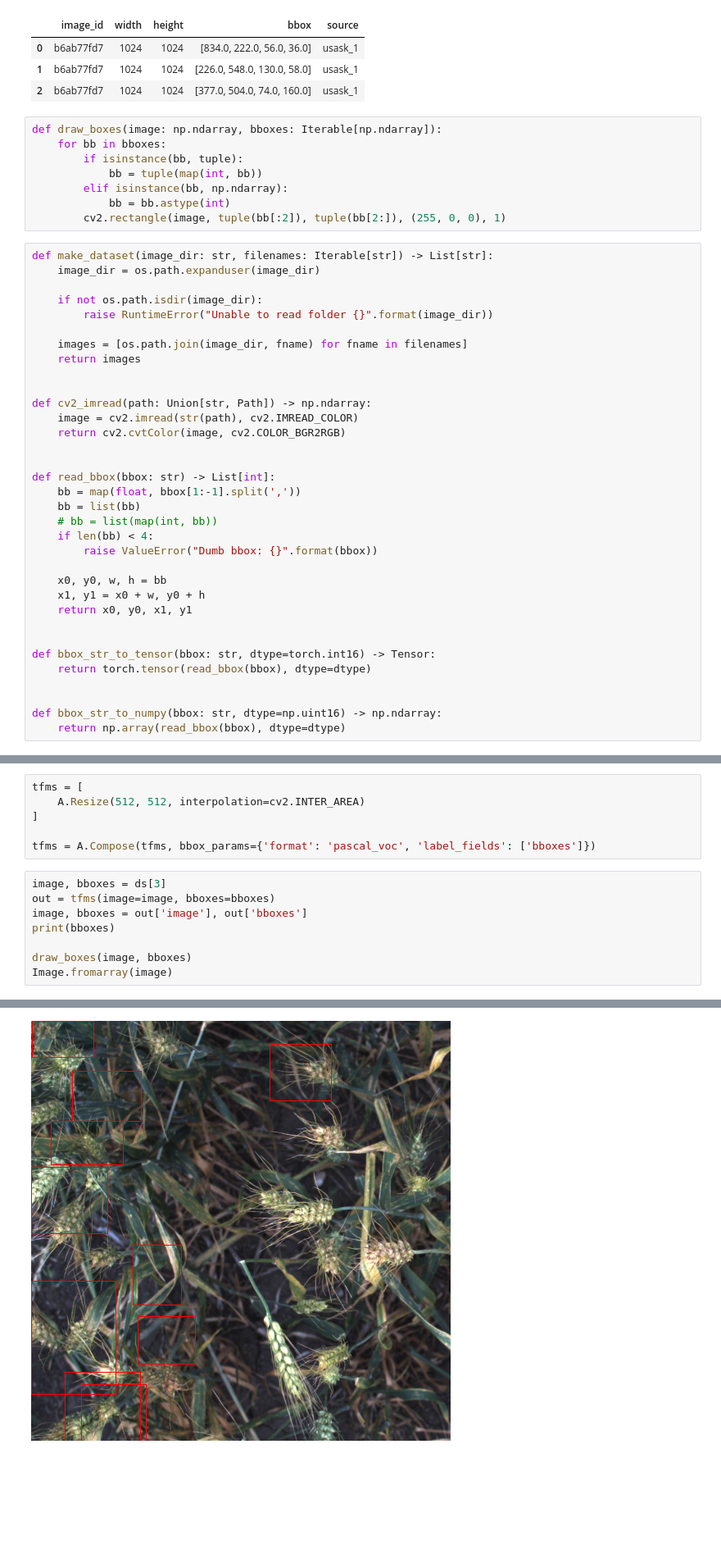
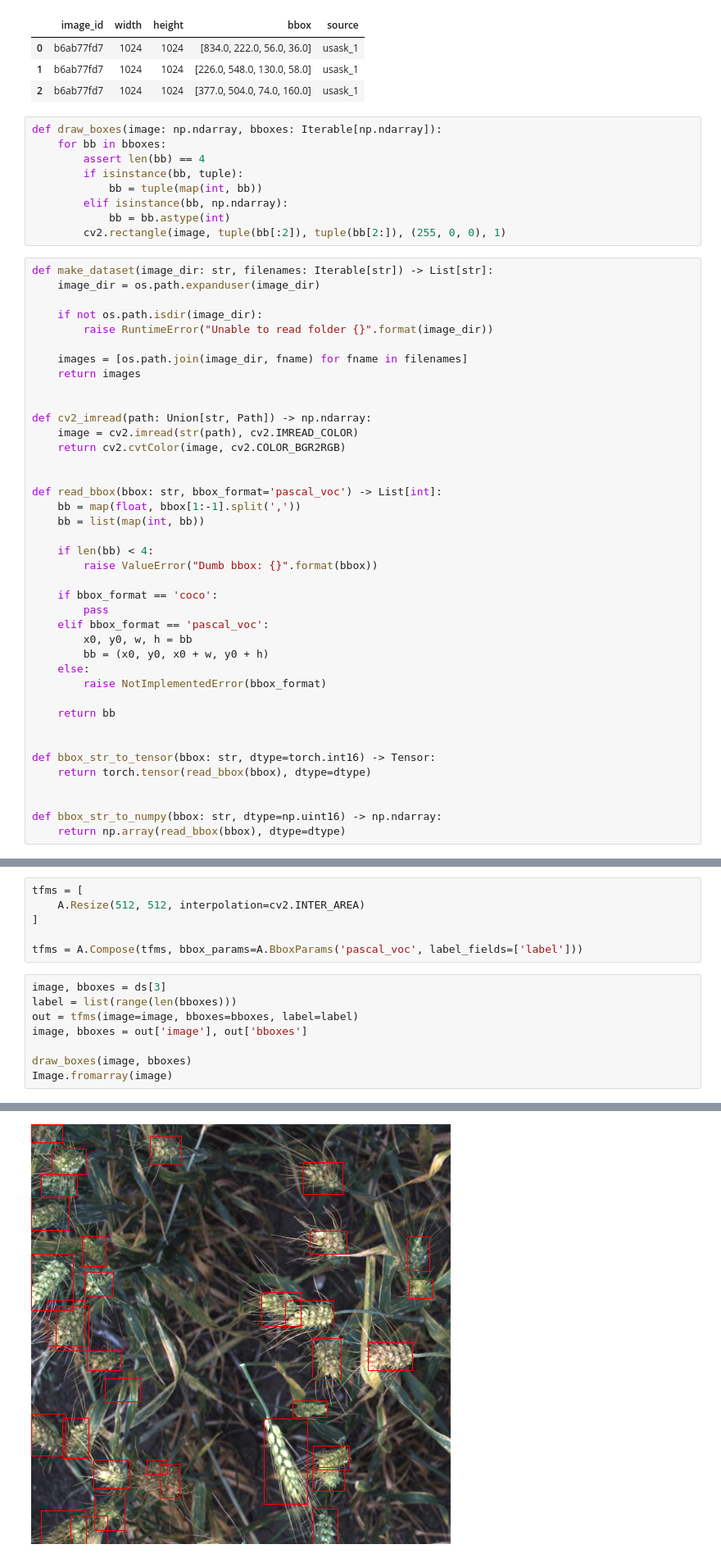
Before and after one commit to dmitry-vorobiev/kaggle-global-wheat-detection, a Jupyter notebook: nbs/dataset.ipynb, the cells around one changed output, grey strips where cells are left out. Shown at 82% size. Cells and saved outputs as stored; diff of their text form; blank space fills up the shorter version.

Commit message:
fix bbox resizing

```diff
--- a/nbs/dataset.ipynb
+++ b/nbs/dataset.ipynb
@@ -50,6 +50,7 @@ img_annots.head(3)
 # %%
 def draw_boxes(image: np.ndarray, bboxes: Iterable[np.ndarray]):
     for bb in bboxes:
+        assert len(bb) == 4
         if isinstance(bb, tuple):
             bb = tuple(map(int, bb))
         elif isinstance(bb, np.ndarray):
@@ -71,16 +72,22 @@ def cv2_imread(path: Union[str, Path]) -> np.ndarray:
     return cv2.cvtColor(image, cv2.COLOR_BGR2RGB)
 
 
-def read_bbox(bbox: str) -> List[int]:
+def read_bbox(bbox: str, bbox_format='pascal_voc') -> List[int]:
     bb = map(float, bbox[1:-1].split(','))
-    bb = list(bb)
-    # bb = list(map(int, bb))
+    bb = list(map(int, bb))
+
     if len(bb) < 4:
         raise ValueError("Dumb bbox: {}".format(bbox))
 
-    x0, y0, w, h = bb
-    x1, y1 = x0 + w, y0 + h
-    return x0, y0, x1, y1
+    if bbox_format == 'coco':
+        pass
+    elif bbox_format == 'pascal_voc':
+        x0, y0, w, h = bb
+        bb = (x0, y0, x0 + w, y0 + h)
+    else:
+        raise NotImplementedError(bbox_format)
+
+    return bb
 
 
 def bbox_str_to_tensor(bbox: str, dtype=torch.int16) -> Tensor:
@@ -135,12 +142,12 @@ tfms = [
     A.Resize(512, 512, interpolation=cv2.INTER_AREA)
 ]
 
-tfms = A.Compose(tfms, bbox_params={'format': 'pascal_voc', 'label_fields': ['bboxes']})
+tfms = A.Compose(tfms, bbox_params=A.BboxParams('pascal_voc', label_fields=['label']))
 # %%
 image, bboxes = ds[3]
-out = tfms(image=image, bboxes=bboxes)
+label = list(range(len(bboxes)))
+out = tfms(image=image, bboxes=bboxes, label=label)
 image, bboxes = out['image'], out['bboxes']
-print(bboxes)
 
 draw_boxes(image, bboxes)
 Image.fromarray(image)
@@ -149,4 +155,4 @@ Image.fromarray(image)
-[figure, old version]
+[figure, new version]
 # %%
 image, bboxes = ds[3]
 draw_boxes(image, bboxes)
```
Also changed, not shown: parts of 2 cells of this notebook.
